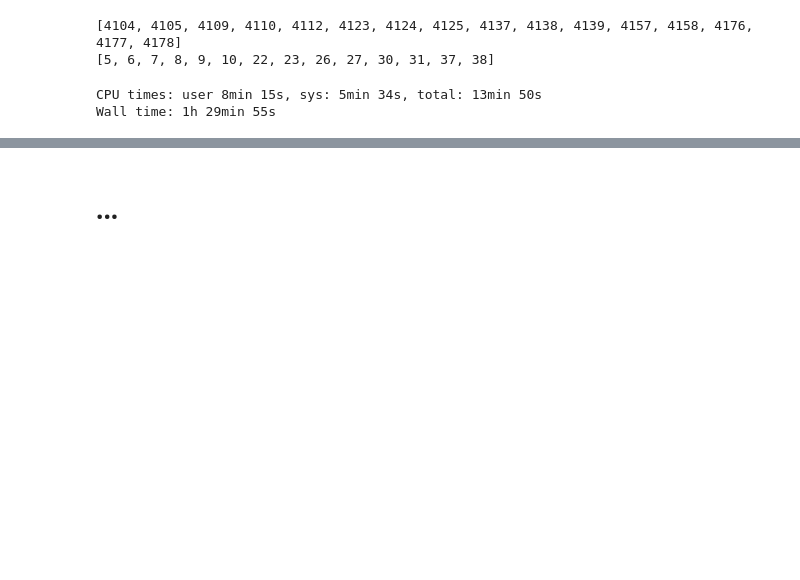
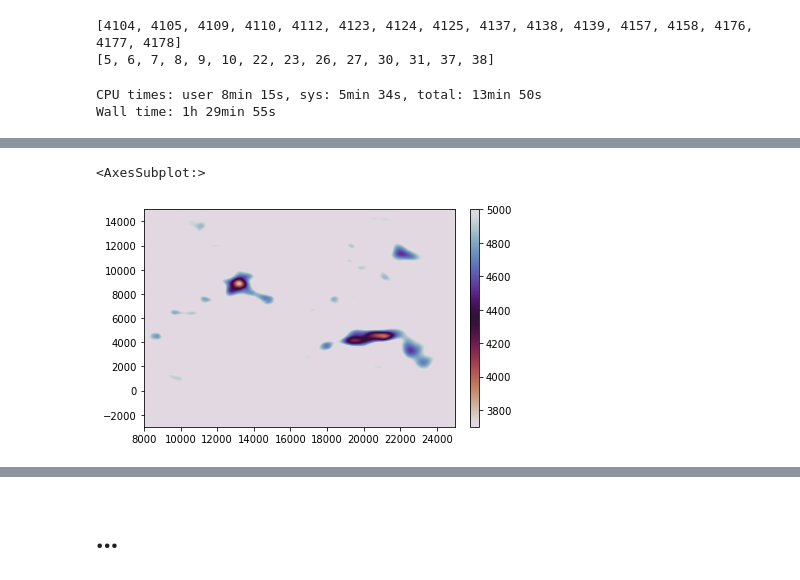
Before and after one commit to kmch/Kolumbo-FWI, a Jupyter notebook: notebooks/Data_fit.ipynb, the cells around one changed output, grey strips where cells are left out. Drawn from its saved outputs; the diff is of its cells as text; code cells hidden in the pictures; blank space fills up the shorter version.

```diff
--- a/notebooks/Data_fit.ipynb
+++ b/notebooks/Data_fit.ipynb
@@ -419,0 +579,2 @@ Wall time: 1h 29min 55s
+# %%
+vp = Arr3d(source='../data/p14-CP00160-Vp.mmp', shape=(341,361,81), extent=b01.extent)
@@ -419,0 +585,6 @@ Wall time: 1h 29min 55s
+# %%
+vp.plot(z=55, cmap='twilight_r', vmin=3700, vmax=5000, title=None, cbar=1)#\, orientation='horizontal')
+# vp.slices.list[-1].plot()
+# %% [output]
+<AxesSubplot:>
+[figure, added]
```
Also changed, not shown: parts of 25 cells of this notebook, 6 other files.
